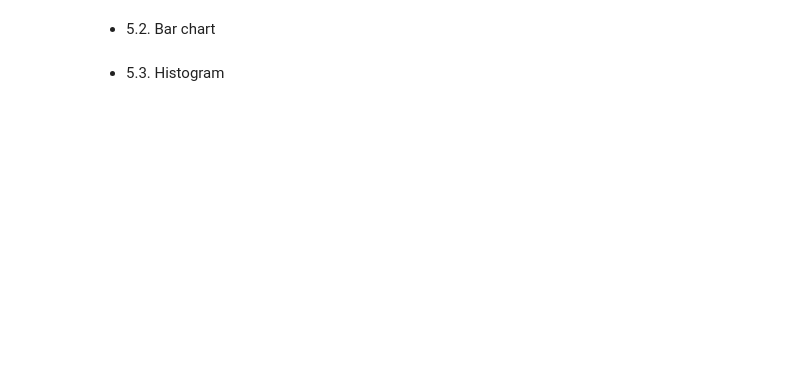
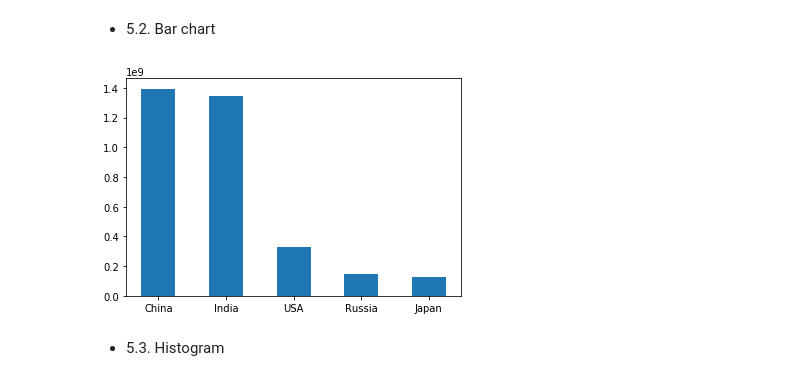
Before and after one commit to xiangshiyin/atl_meetup_20190302, a Jupyter notebook: notebook/demo_v1.ipynb, the cells around one changed output. Saved outputs shown, nothing was run; the diff lists cells and outputs as text; code cells hidden in the pictures; blank space fills up the shorter version.

```diff
--- a/notebook/demo_v1.ipynb
+++ b/notebook/demo_v1.ipynb
@@ -610,4 +639,24 @@ address
 # %% [markdown]
 * 5.2. Bar chart
+# %%
+x = ['China','India','USA','Russia','Japan']
+y = [1394710000,
+     1344100000,
+     328779000,
+     146793744,
+     126330000
+    ] # data from wikipedia
+plt.bar(
+    x = x,
+    height=y,
+    width=0.5
+)
+# plt.yticks(
+#     np.arange(0,1.4e9,0.2e9),
+#     ['{:,.0f}'.format(value) for value in np.arange(0,1.4e9,0.2e9)]
+# )
+plt.show()
+# %% [output]
+[figure, added]
 # %% [markdown]
 * 5.3. Histogram
```
Also changed, not shown: parts of 12 cells of this notebook, 3 other files.
